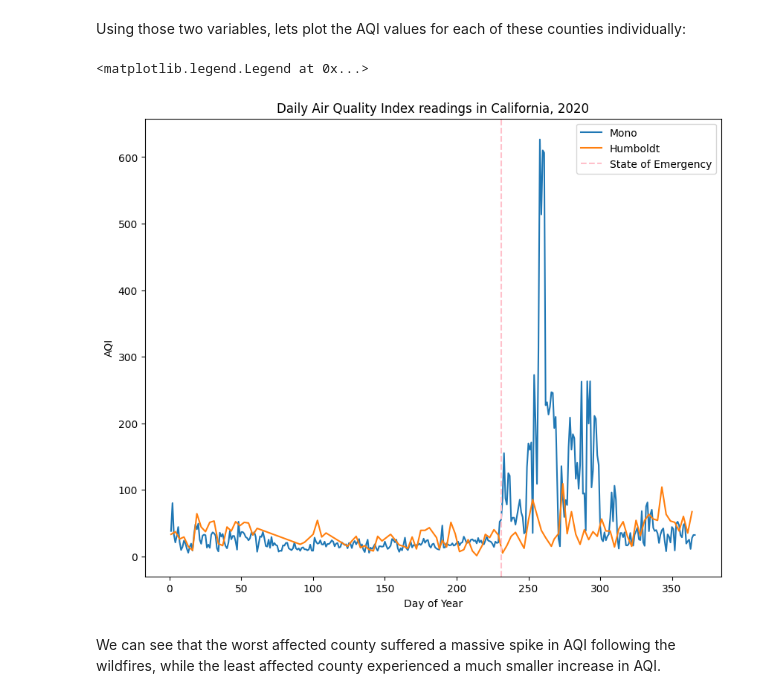
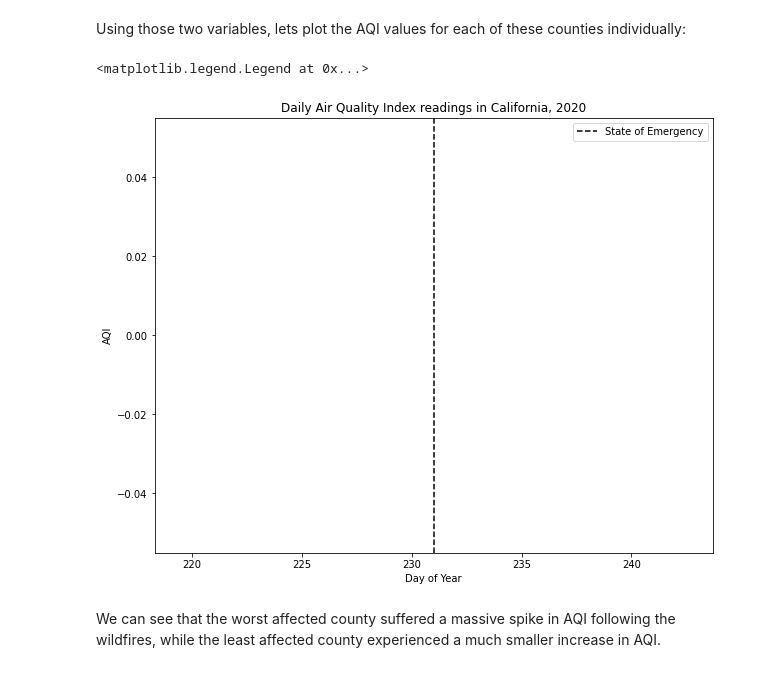
Before and after one commit to palomalomaz/QMtutu, a Jupyter notebook: notebooks/W03. Spatial Data.ipynb, the cells around one changed output. Cells and saved outputs as stored; diff of their text form; code cells hidden in the pictures.

```diff
--- a/notebooks/W03. Spatial Data.ipynb
+++ b/notebooks/W03. Spatial Data.ipynb
@@ -246,11 +216,8 @@ cunties
 # %% [markdown]
 Which county had the highest maximum AQI value? Which county had the lowest? store the names of these counties as varables called "highest" and "lowest", shown below:
 # %%
-cunties=df.groupby(['COUNTY',])['AQI'].max().reset_index()
-cunties=cunties.sort_values(by='AQI',ascending=False)
-
-highest='Mono'
-lowest='Humboldt'
+highest=''
+lowest=''
 
 # Filter the county-level daily AQI readings for the worst-affected county
 worst_county=county_daily[county_daily['COUNTY']==highest]
@@ -262,21 +229,21 @@ Using those two variables, lets plot the AQI values for each of these counties i
 # %%
 # plot the data from the worst affected county
 plt.plot(worst_county['Day'], worst_county['AQI'], label=highest)
 
 # plot the data from the least affected county
 plt.plot(best_county['Day'], best_county['AQI'], label=lowest)
 
 #add title and axis labels
 plt.title('Daily Air Quality Index readings in California, 2020')
 plt.ylabel('AQI')
 plt.xlabel('Day of Year')
 
 # add a dashed black line on August 18th (the 231st day of the year)
-plt.axvline(231, color='pink', linestyle='--', label='State of Emergency')
+plt.axvline(231, color='black', linestyle='--', label='State of Emergency')
 plt.legend()
 # %% [output]
 <matplotlib.legend.Legend at 0x...>
-[figure, old version]
+[figure, new version]
 # %% [markdown]
 We can see that the worst affected county suffered a massive spike in AQI following the wildfires, while the least affected county experienced a much smaller increase in AQI.
 # %% [markdown]
```
Also changed, not shown: parts of 11 cells of this notebook.
